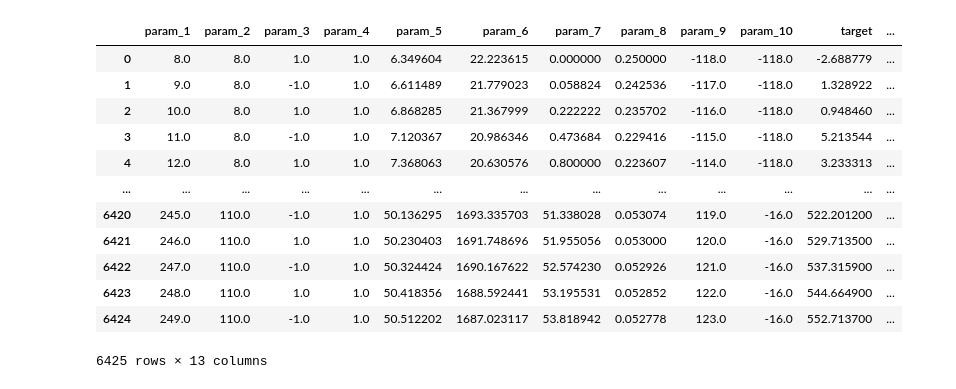
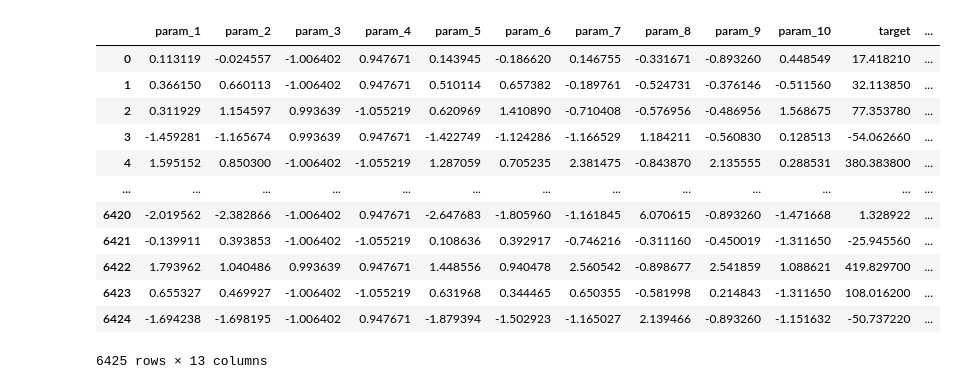
Before and after one commit to mzyudhistira/BSk24-Emu, a Jupyter notebook: analysis.ipynb, the cells around one changed output. Drawn from its saved outputs; the diff is of its cells as text; code cells hidden in the pictures.

```diff
--- a/analysis.ipynb
+++ b/analysis.ipynb
@@ -29,20 +30,20 @@ result_summary.tail()
 # %%
-mass_table = result_summary.loc[16, "output_file"]
+mass_table = result_summary.loc[47, "output_file"]
 df = pd.read_csv(mass_table)
 df
 # %% [output]
 |  | param_1 | param_2 | param_3 | param_4 | param_5 | param_6 | param_7 | param_8 | param_9 | param_10 | target | ... |
-| 0 | 8.0 | 8.0 | 1.0 | 1.0 | 6.349604 | 22.223615 | 0.000000 | 0.250000 | -118.0 | -118.0 | -2.688779 | ... |
-| 1 | 9.0 | 8.0 | -1.0 | 1.0 | 6.611489 | 21.779023 | 0.058824 | 0.242536 | -117.0 | -118.0 | 1.328922 | ... |
-| 2 | 10.0 | 8.0 | 1.0 | 1.0 | 6.868285 | 21.367999 | 0.222222 | 0.235702 | -116.0 | -118.0 | 0.948460 | ... |
-| 3 | 11.0 | 8.0 | -1.0 | 1.0 | 7.120367 | 20.986346 | 0.473684 | 0.229416 | -115.0 | -118.0 | 5.213544 | ... |
-| 4 | 12.0 | 8.0 | 1.0 | 1.0 | 7.368063 | 20.630576 | 0.800000 | 0.223607 | -114.0 | -118.0 | 3.233313 | ... |
+| 0 | 0.113119 | -0.024557 | -1.006402 | 0.947671 | 0.143945 | -0.186620 | 0.146755 | -0.331671 | -0.893260 | 0.448549 | 17.418210 | ... |
+| 1 | 0.366150 | 0.660113 | -1.006402 | 0.947671 | 0.510114 | 0.657382 | -0.189761 | -0.524731 | -0.376146 | -0.511560 | 32.113850 | ... |
+| 2 | 0.311929 | 1.154597 | 0.993639 | -1.055219 | 0.620969 | 1.410890 | -0.710408 | -0.576956 | -0.486956 | 1.568675 | 77.353780 | ... |
+| 3 | -1.459281 | -1.165674 | 0.993639 | 0.947671 | -1.422749 | -1.124286 | -1.166529 | 1.184211 | -0.560830 | 0.128513 | -54.062660 | ... |
+| 4 | 1.595152 | 0.850300 | -1.006402 | -1.055219 | 1.287059 | 0.705235 | 2.381475 | -0.843870 | 2.135555 | 0.288531 | 380.383800 | ... |
 | ... | ... | ... | ... | ... | ... | ... | ... | ... | ... | ... | ... | ... |
-| 6420 | 245.0 | 110.0 | -1.0 | 1.0 | 50.136295 | 1693.335703 | 51.338028 | 0.053074 | 119.0 | -16.0 | 522.201200 | ... |
-| 6421 | 246.0 | 110.0 | 1.0 | 1.0 | 50.230403 | 1691.748696 | 51.955056 | 0.053000 | 120.0 | -16.0 | 529.713500 | ... |
-| 6422 | 247.0 | 110.0 | -1.0 | 1.0 | 50.324424 | 1690.167622 | 52.574230 | 0.052926 | 121.0 | -16.0 | 537.315900 | ... |
-| 6423 | 248.0 | 110.0 | 1.0 | 1.0 | 50.418356 | 1688.592441 | 53.195531 | 0.052852 | 122.0 | -16.0 | 544.664900 | ... |
-| 6424 | 249.0 | 110.0 | -1.0 | 1.0 | 50.512202 | 1687.023117 | 53.818942 | 0.052778 | 123.0 | -16.0 | 552.713700 | ... |
+| 6420 | -2.019562 | -2.382866 | -1.006402 | 0.947671 | -2.647683 | -1.805960 | -1.161845 | 6.070615 | -0.893260 | -1.471668 | 1.328922 | ... |
+| 6421 | -0.139911 | 0.393853 | -1.006402 | -1.055219 | 0.108636 | 0.392917 | -0.746216 | -0.311160 | -0.450019 | -1.311650 | -25.945560 | ... |
+| 6422 | 1.793962 | 1.040486 | 0.993639 | 0.947671 | 1.448556 | 0.940478 | 2.560542 | -0.898677 | 2.541859 | 1.088621 | 419.829700 | ... |
+| 6423 | 0.655327 | 0.469927 | -1.006402 | -1.055219 | 0.631968 | 0.344465 | 0.650355 | -0.581998 | 0.214843 | -1.311650 | 108.016200 | ... |
+| 6424 | -1.694238 | -1.698195 | -1.006402 | 0.947671 | -1.879394 | -1.502923 | -1.165027 | 2.139466 | -0.893260 | -1.151632 | -50.737220 | ... |
 6425 rows × 13 columns
 # %%
 analysis.plot.nuclear_landscape(df["param_1"], df["param_2"], df["difference"])
```
Also changed, not shown: parts of 6 cells of this notebook, 13 other files.
